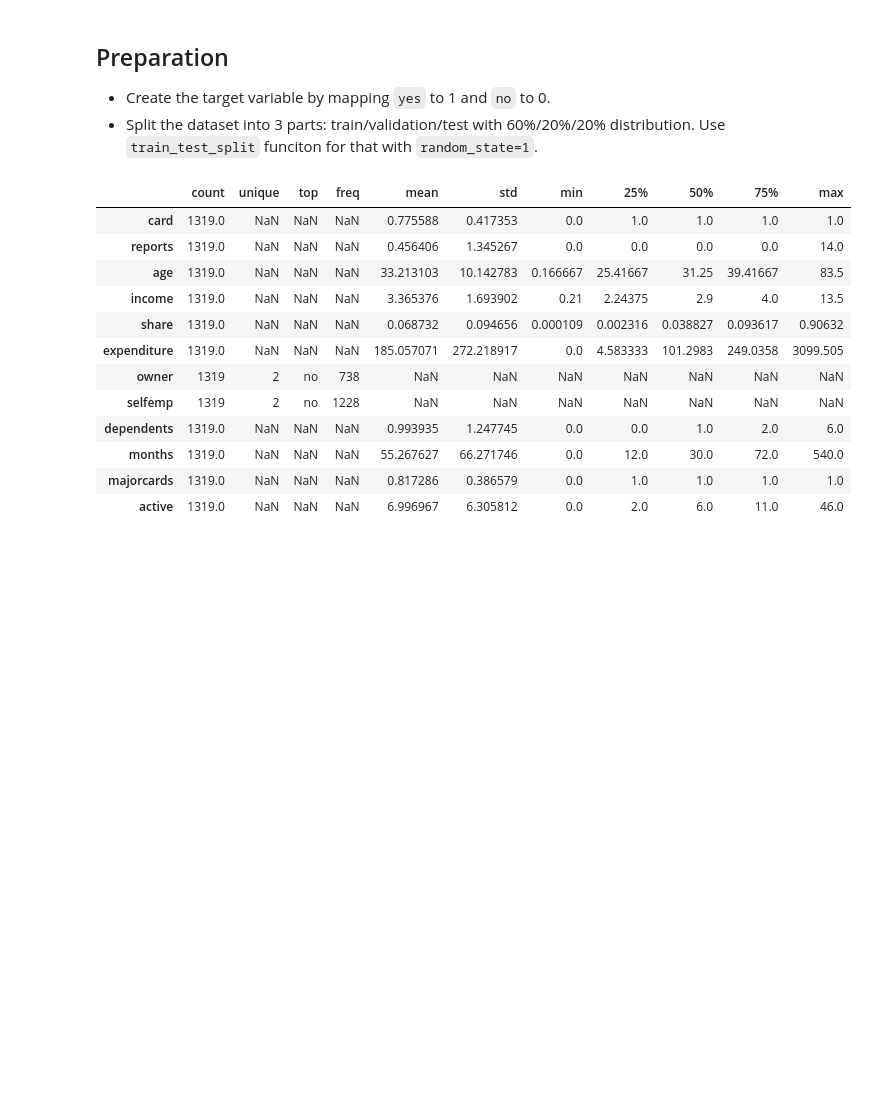
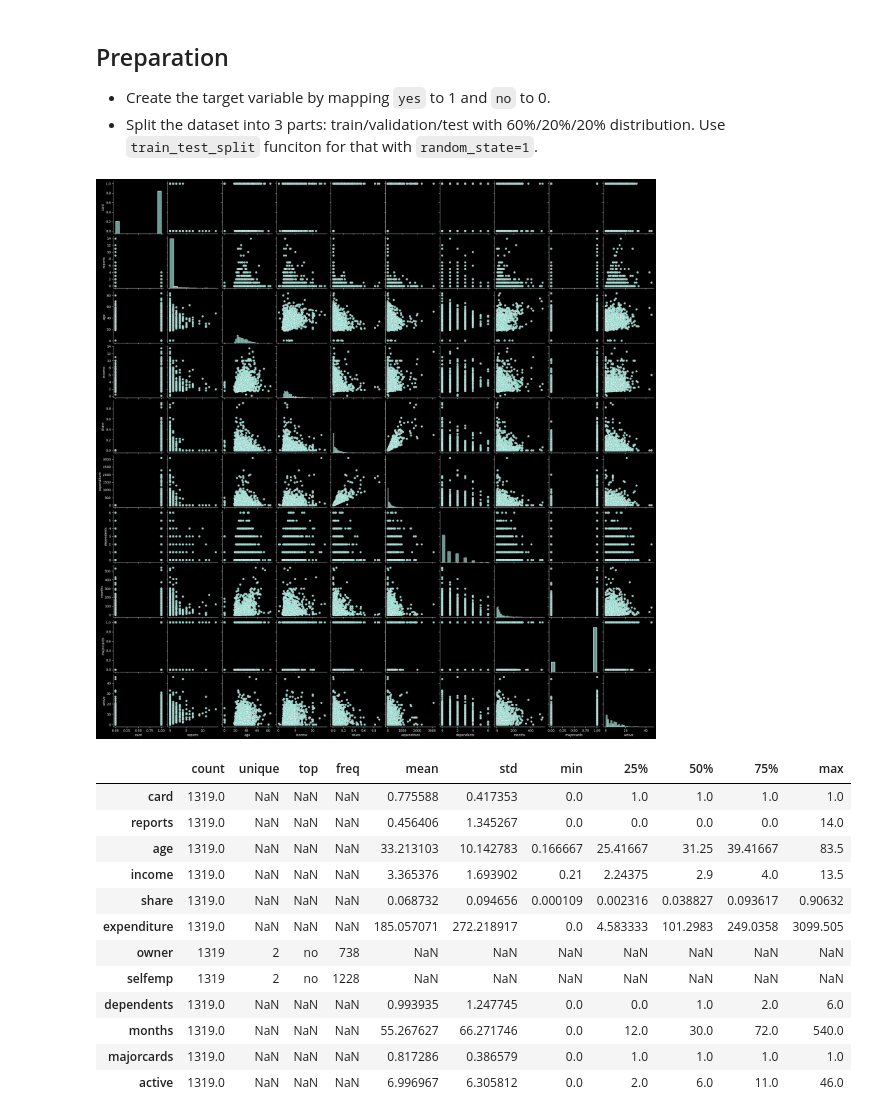
Before and after one commit to yachtsman/ml-zoomcamp-2022, a Jupyter notebook: 04-evaluation/04-Homework_st.ipynb, the cells around one changed output. Saved outputs shown, nothing was run; the diff lists cells and outputs as text; code cells hidden in the pictures; blank space fills up the shorter version.

```diff
--- a/04-evaluation/04-Homework_st.ipynb
+++ b/04-evaluation/04-Homework_st.ipynb
@@ -32,9 +32,11 @@ The goal of this homework is to inspect the output of different evaluation metri
 # %%
 import pandas as pd
 import numpy as np
-import matplotlib as mpl
 import seaborn as sns
-sns.set_theme(style='whitegrid')
+import matplotlib.pyplot as plt
+plt.style.use('dark_background')
+# sns.set_theme(style="whitegrid")
+%matplotlib inline
 
 from sklearn.model_selection import train_test_split
 from sklearn.feature_extraction import DictVectorizer
@@ -78,6 +80,10 @@ df
 * Split the dataset into 3 parts: train/validation/test with 60%/20%/20% distribution. Use `train_test_split` funciton for that with `random_state=1`.
 # %%
 df['card'] = (df['card'] == 'yes').astype(int)
+# %%
+sns.pairplot(df);
+# %% [output]
+[figure, added]
 # %%
 df.describe(include='all').T
 # %% [output]
```
